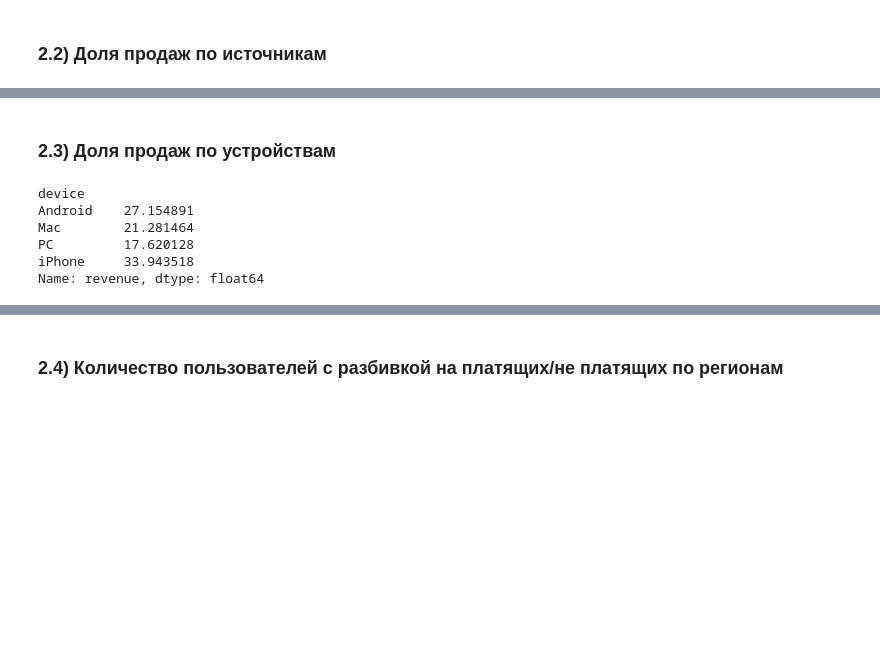
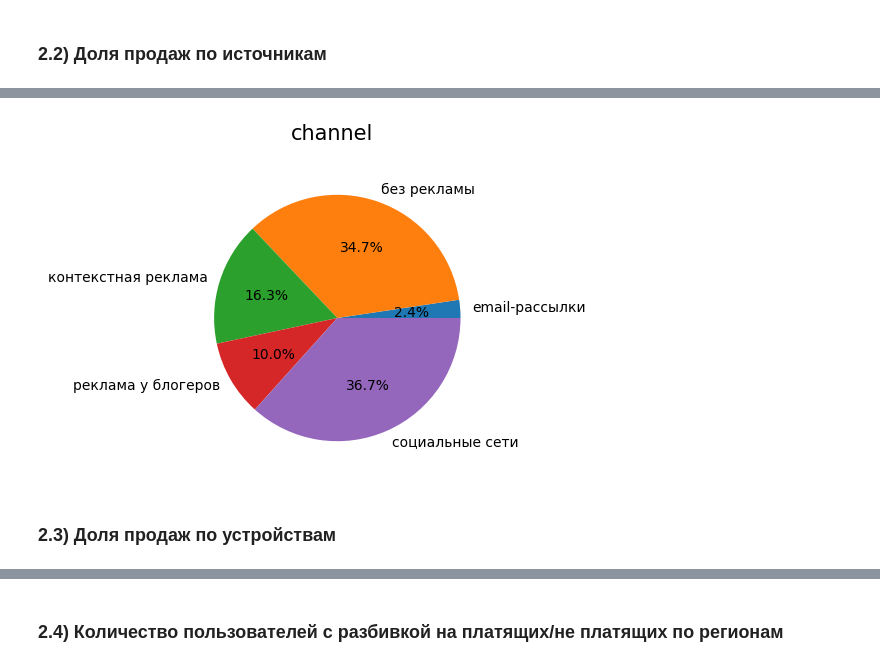
Before and after one commit to zhukovrost/lyceumFinalProject, a Jupyter notebook: project.ipynb, the cells around one changed output, grey strips where cells are left out. Cells and saved outputs as stored; diff of their text form; code cells hidden in the pictures; blank space fills up the shorter version.

```diff
--- a/project.ipynb
+++ b/project.ipynb
@@ -350,13 +354,6 @@ Name: revenue, dtype: float64
+# %%
+print_pie(df, "channel")
+# %% [output]
+[figure, added]
 # %% [markdown]
 ### 2.3) Доля продаж по устройствам
-# %%
-sales_device = df.groupby('device')['revenue'].sum()
-sales_device_perc = (sales_device / total_sales) * 100
-print(sales_device_perc)
-# %% [output]
-device
-Android    27.154891
-Mac        21.281464
-PC         17.620128
-iPhone     33.943518
-Name: revenue, dtype: float64
```
Also changed, not shown: parts of 14 cells of this notebook.
